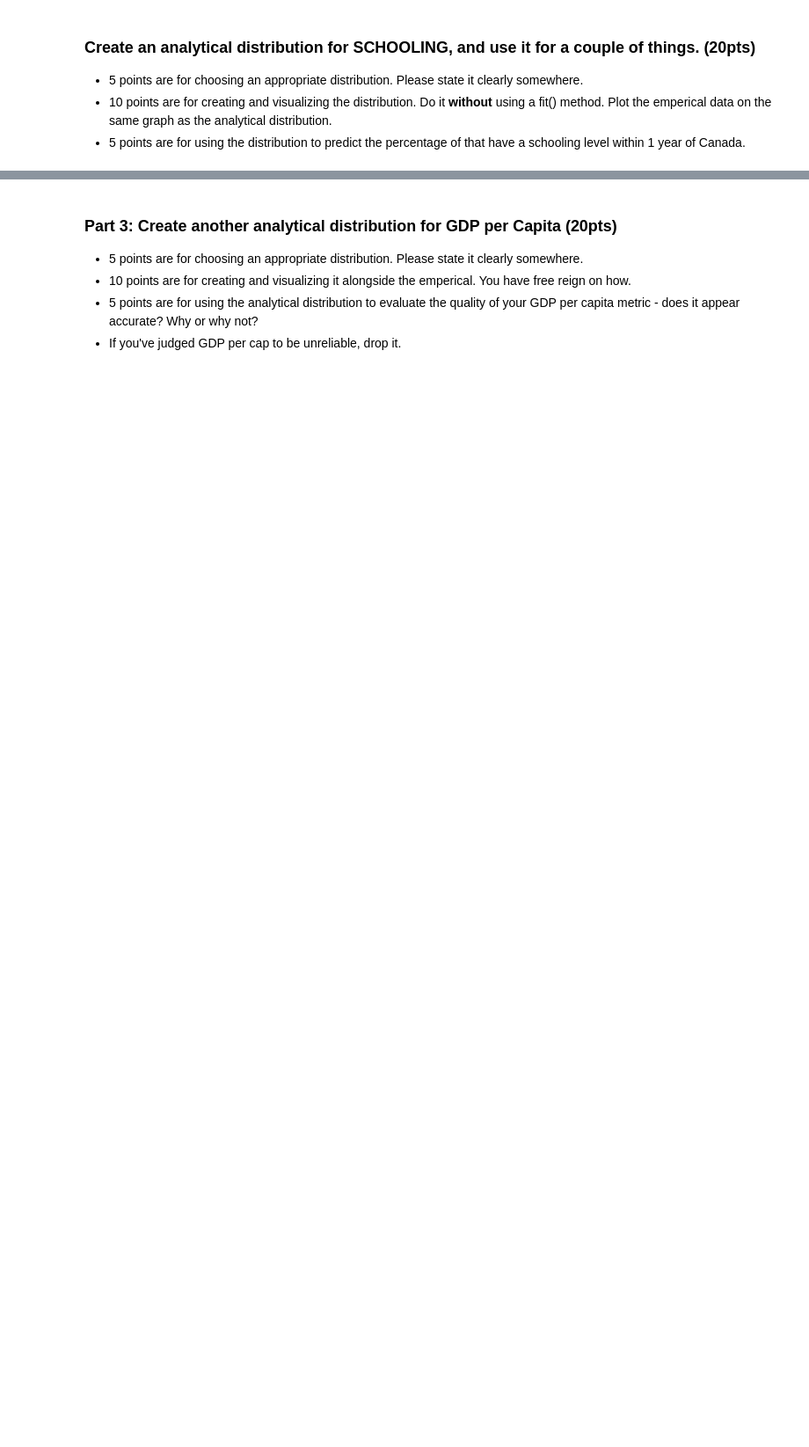
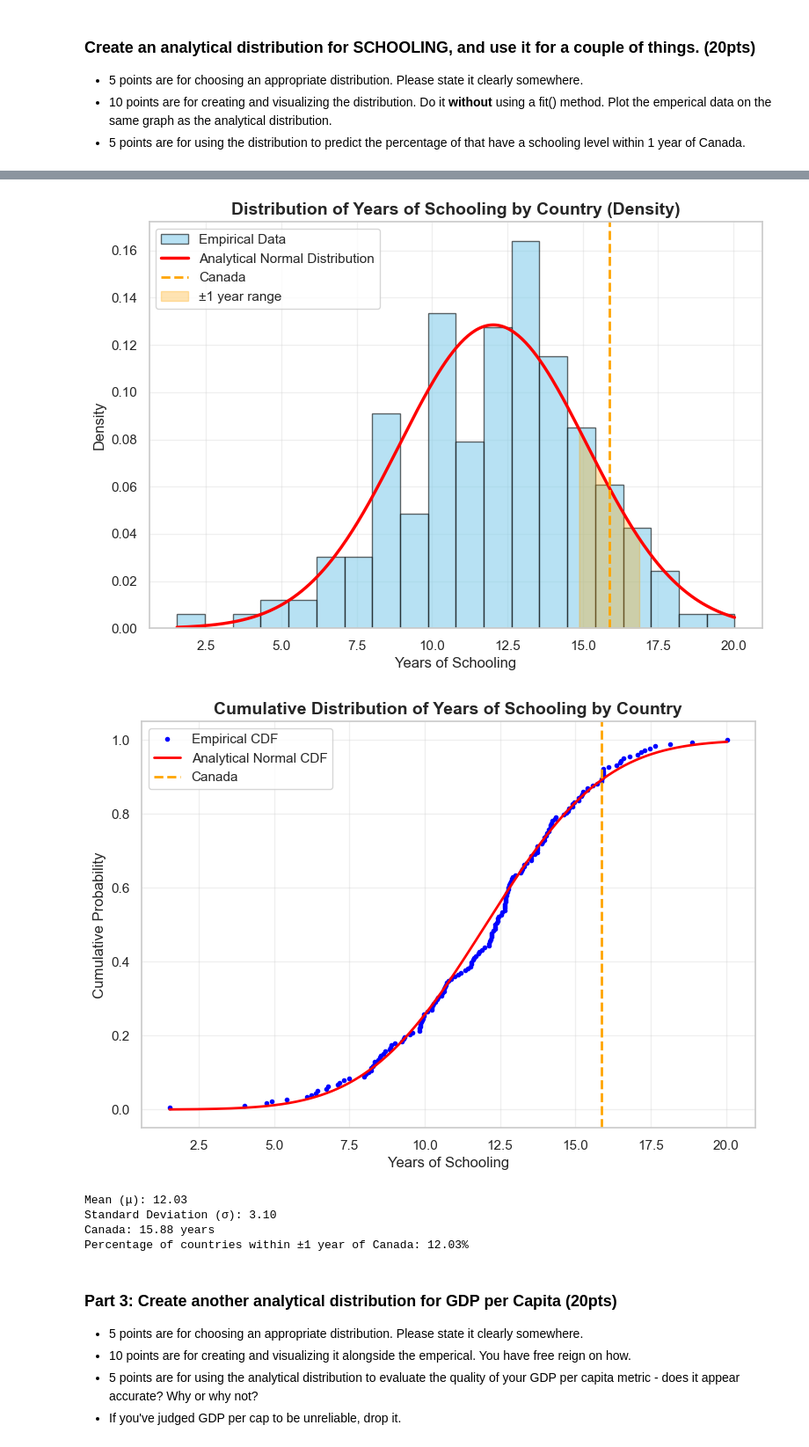
Before and after one commit to AkeemSemperDataScience/data3450-assignment-2-monguyen93, a Jupyter notebook: START_Asn_2.ipynb, the cells around one changed output, grey strips where cells are left out. Shown at 88% size. Cells and saved outputs as stored; diff of their text form; code cells hidden in the pictures; blank space fills up the shorter version.

```diff
--- a/START_Asn_2.ipynb
+++ b/START_Asn_2.ipynb
@@ -80,3 +153,65 @@ Error:
+# %%
+#Analytical for Schooling
+from scipy.stats import norm
+
+# Schooling Dataset
+schooling = dfLE["Schooling"].dropna()
+canada_schooling = dfLE.loc[dfLE["Country"] == "Canada", "Schooling"].values[0]
+
+# Analytical Norm Distribution
+mu = np.mean(schooling)
+sigma = np.std(schooling, ddof=1)
+x = np.linspace(min(schooling), max(schooling), 300)
+pdf = norm.pdf(x, mu, sigma)
+cdf = norm.cdf(x, mu, sigma)
+
+# Density Visualization
+plt.figure(figsize=(9,6))
+plt.hist(schooling, bins=20, density=True, alpha=0.6, color='skyblue', edgecolor='black', label='Empirical Data')
+plt.plot(x, pdf, 'r-', lw=2.5, label='Analytical Normal Distribution')
+plt.axvline(canada_schooling, color='orange', linestyle='--', lw=2, label='Canada')
+
+# ±1 year Canada
+lower, upper = canada_schooling - 1, canada_schooling + 1
+x_fill = np.linspace(lower, upper, 200)
+y_fill = norm.pdf(x_fill, mu, sigma)
+plt.fill_between(x_fill, y_fill, color='orange', alpha=0.3, label='±1 year range')
+
+plt.title("Distribution of Years of Schooling by Country (Density)", fontsize=14, weight='bold')
+plt.xlabel("Years of Schooling")
+plt.ylabel("Density")
+plt.legend()
+plt.grid(alpha=0.3)
+plt.show()
+
+# Cumulative Distribution Visualization
+sorted_schooling = np.sort(schooling)
+empirical_cdf = np.arange(1, len(sorted_schooling)+1) / len(sorted_schooling)
+
+plt.figure(figsize=(9,6))
+plt.plot(sorted_schooling, empirical_cdf, 'b.', label='Empirical CDF')
+plt.plot(x, cdf, 'r-', lw=2, label='Analytical Normal CDF')
+plt.axvline(canada_schooling, color='orange', linestyle='--', lw=2, label='Canada')
+plt.title("Cumulative Distribution of Years of Schooling by Country", fontsize=14, weight='bold')
+plt.xlabel("Years of Schooling")
+plt.ylabel("Cumulative Probability")
+plt.legend()
+plt.grid(alpha=0.3)
+plt.show()
+
+prob = norm.cdf(upper, mu, sigma) - norm.cdf(lower, mu, sigma)
+
+print(f"Mean (μ): {mu:.2f}")
+print(f"Standard Deviation (σ): {sigma:.2f}")
+print(f"Canada: {canada_schooling:.2f} years")
+print(f"Percentage of countries within ±1 year of Canada: {prob*100:.2f}%")
+# %% [output]
+[figure, added]
+[figure, added]
+Mean (μ): 12.03
+Standard Deviation (σ): 3.10
+Canada: 15.88 years
+Percentage of countries within ±1 year of Canada: 12.03%
 # %% [markdown]
 ### Part 3: Create another analytical distribution for GDP per Capita (20pts)
 
```
Also changed, not shown: parts of 16 cells of this notebook, 4 other files.
